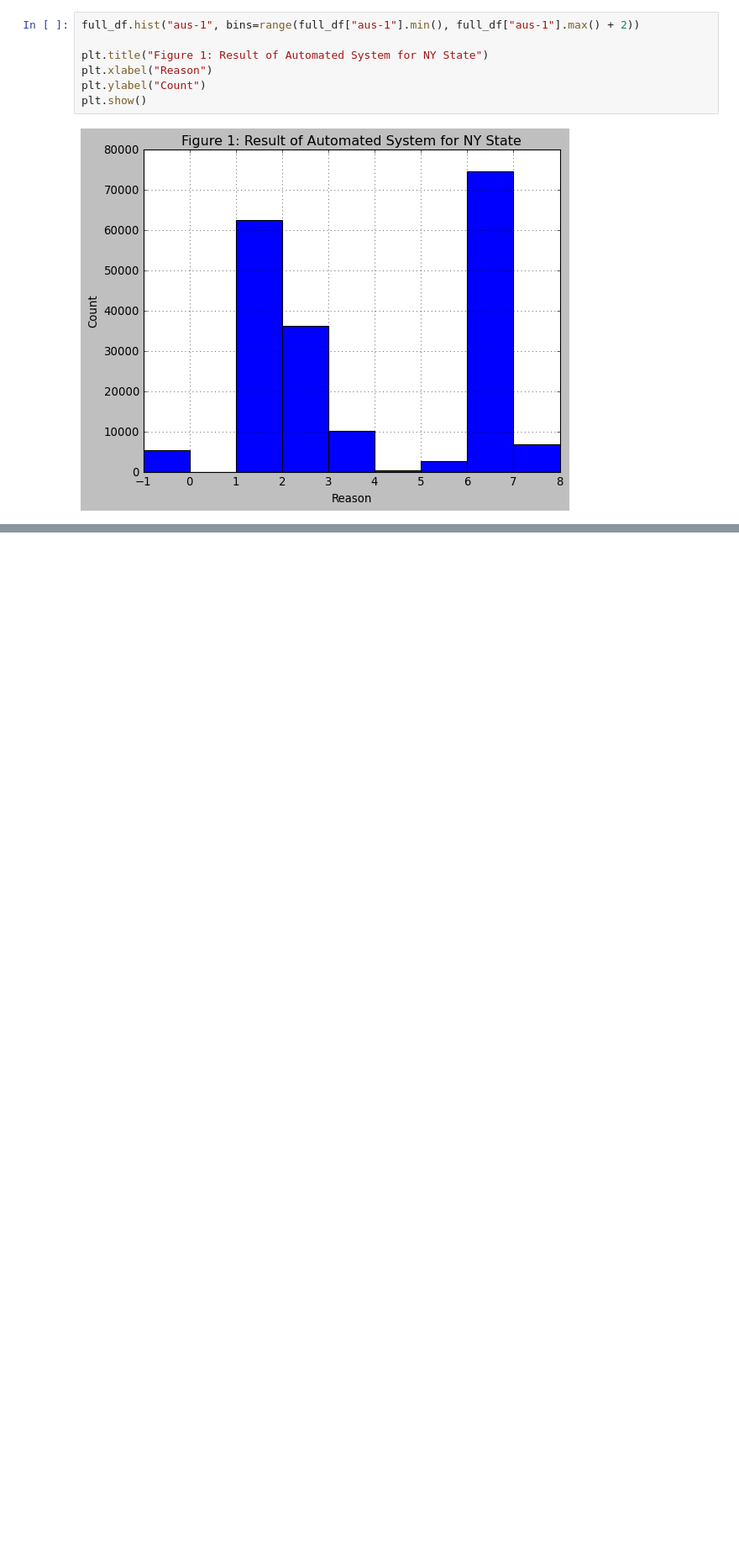
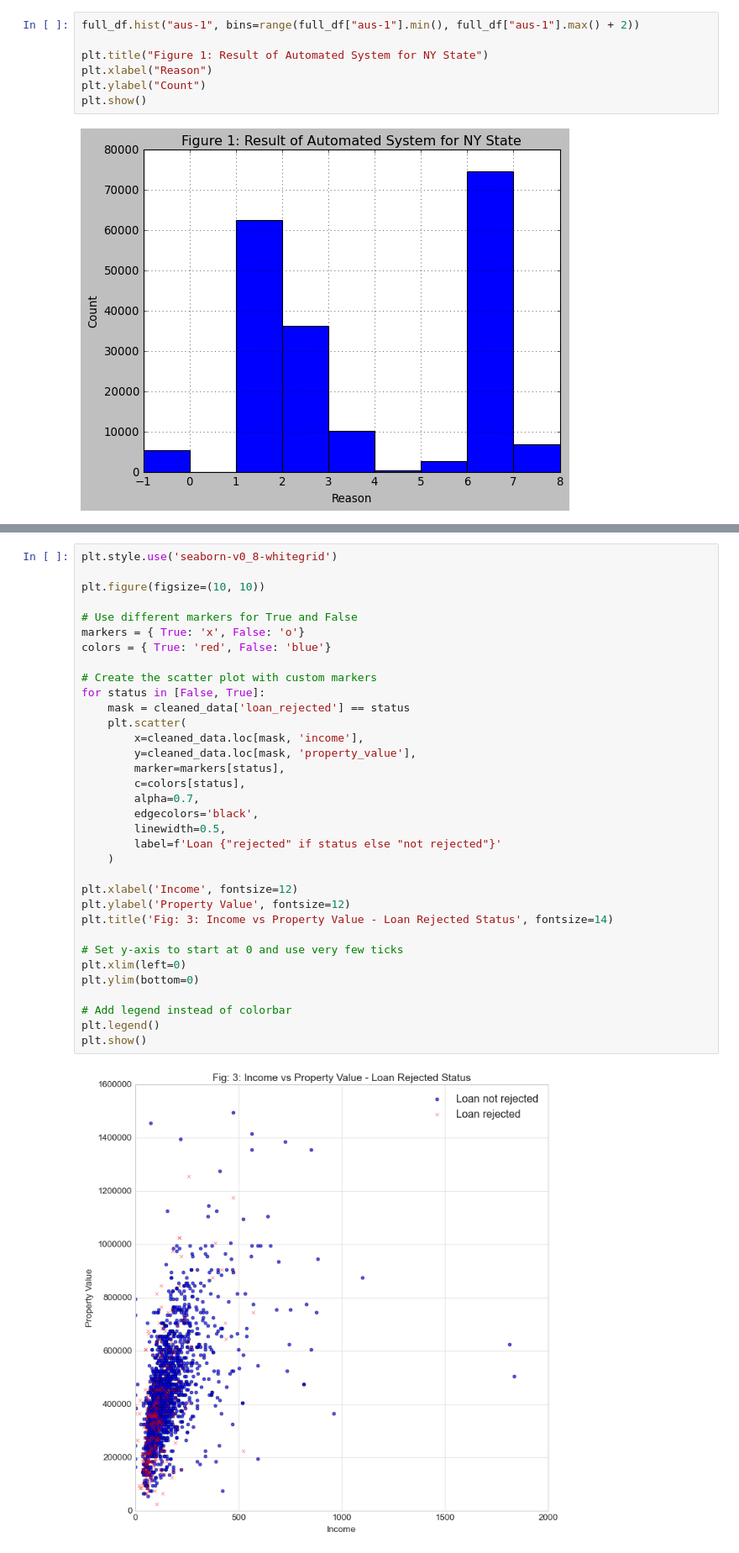
Before and after one commit to vzhang03/cmpu250-final-project, a Jupyter notebook: eda/pre-eda.ipynb, the cells around one changed output, grey strips where cells are left out. Shown at 84% size. Cells and saved outputs as stored; diff of their text form; blank space fills up the shorter version.

```diff
--- a/eda/pre-eda.ipynb
+++ b/eda/pre-eda.ipynb
@@ -179,0 +320,36 @@ plt.show()
+# %%
+plt.style.use('seaborn-v0_8-whitegrid')
+
+plt.figure(figsize=(10, 10))
+
+# Use different markers for True and False
+markers = { True: 'x', False: 'o'}
+colors = { True: 'red', False: 'blue'}
+
+# Create the scatter plot with custom markers
+for status in [False, True]:
+    mask = cleaned_data['loan_rejected'] == status
+    plt.scatter(
+        x=cleaned_data.loc[mask, 'income'],
+        y=cleaned_data.loc[mask, 'property_value'],
+        marker=markers[status],
+        c=colors[status],
+        alpha=0.7,
+        edgecolors='black',
+        linewidth=0.5,
+        label=f'Loan {"rejected" if status else "not rejected"}'
+    )
+
+plt.xlabel('Income', fontsize=12)
+plt.ylabel('Property Value', fontsize=12)
+plt.title('Fig: 3: Income vs Property Value - Loan Rejected Status', fontsize=14)
+
+# Set y-axis to start at 0 and use very few ticks
+plt.xlim(left=0)
+plt.ylim(bottom=0)
+
+# Add legend instead of colorbar
+plt.legend()
+plt.show()
+# %% [output]
+[figure, added]
```
Also changed, not shown: parts of 11 cells of this notebook, 1 other file.
